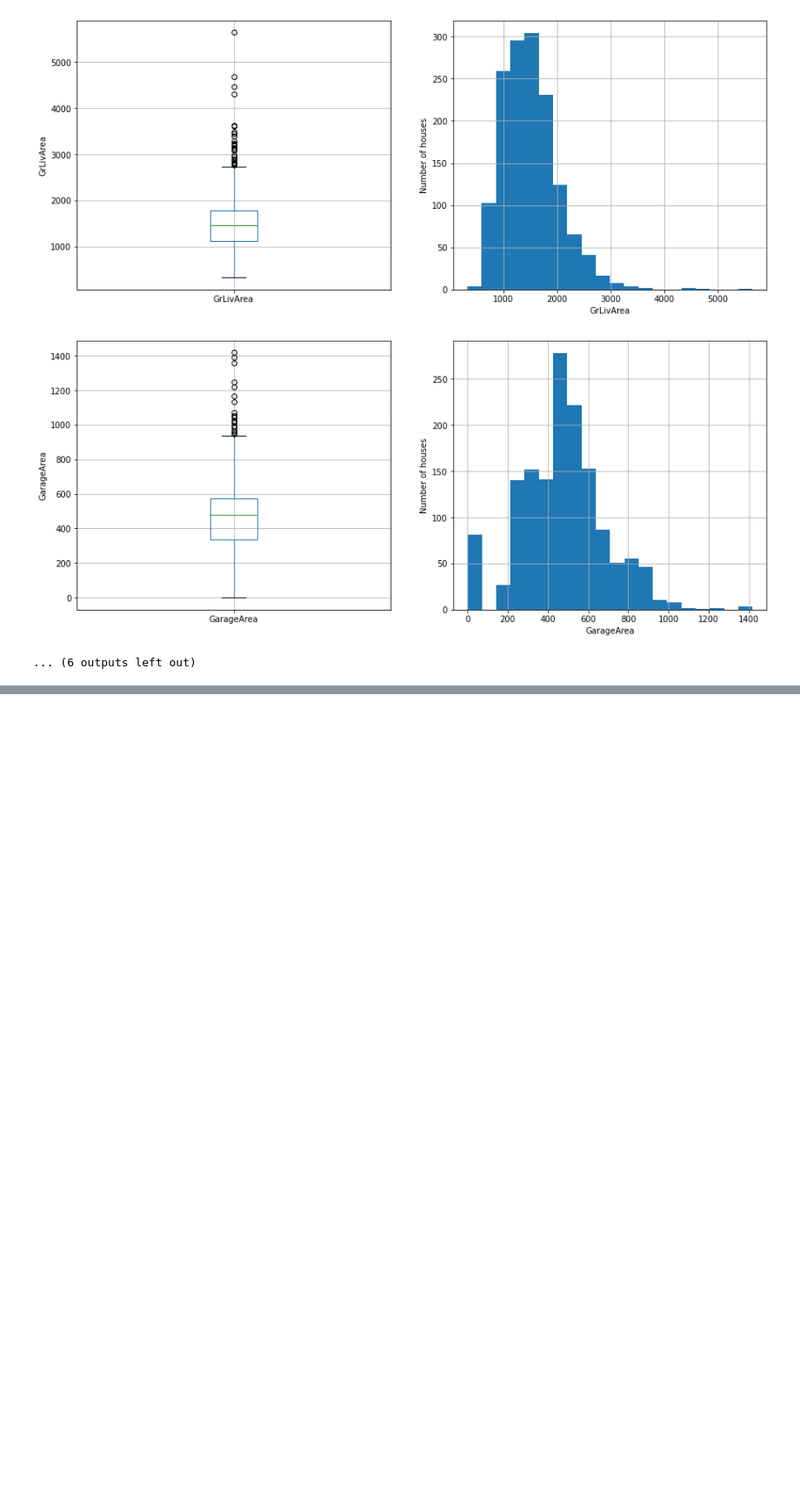
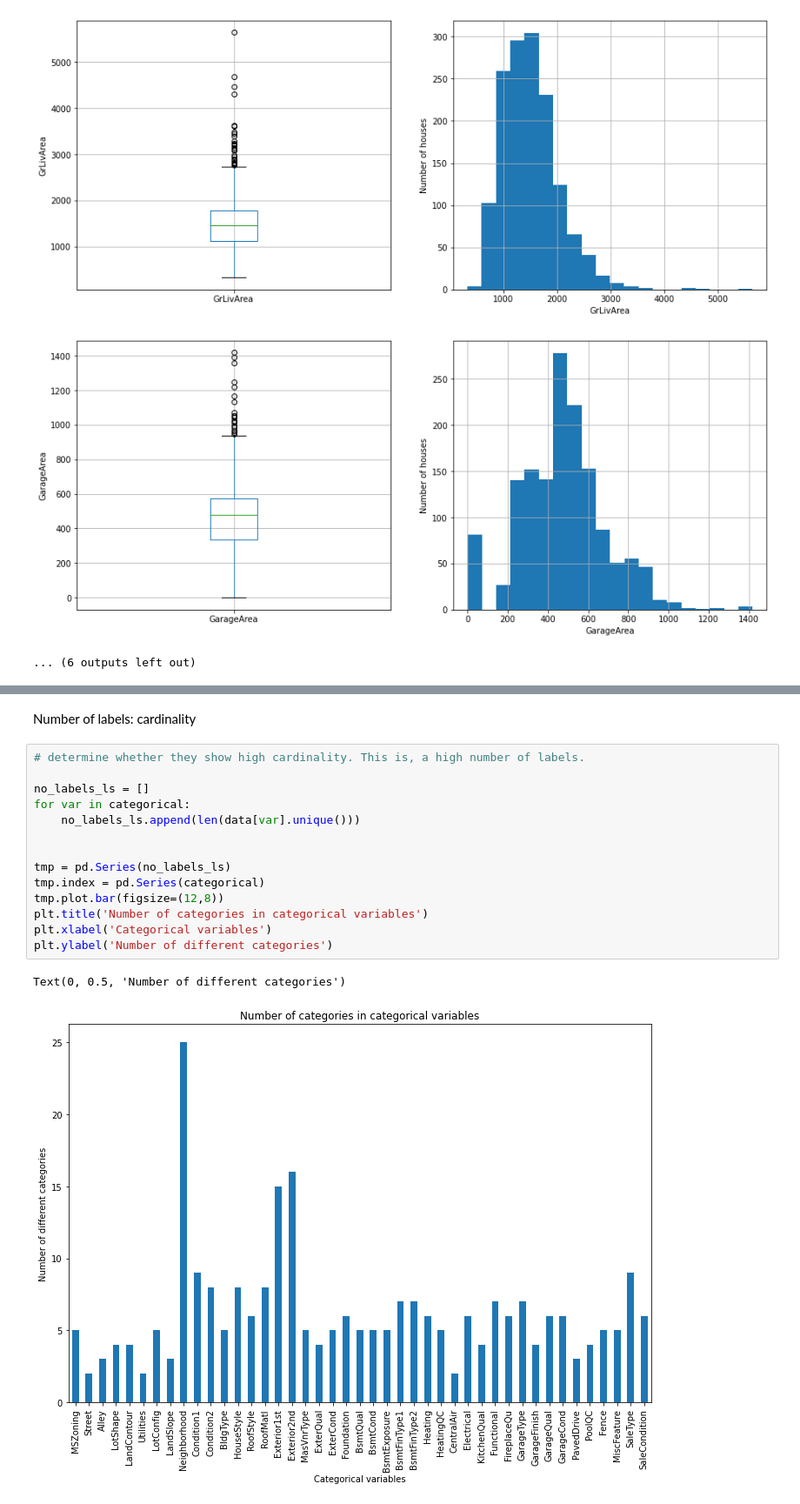
Before and after one commit to buriihenry/Machine_Learning-1, a Jupyter notebook: Feature Engineering/Feature Engineering.ipynb, the cells around one changed output, grey strips where cells are left out. Shown: that part at 87% size. Drawn from its saved outputs; the diff is of its cells as text; blank space fills up the shorter version.

```diff
--- a/Feature Engineering/Feature Engineering.ipynb
+++ b/Feature Engineering/Feature Engineering.ipynb
@@ -253,0 +281,19 @@ numerical
+# %% [markdown]
+Number of labels: cardinality
+# %%
+# determine whether they show high cardinality. This is, a high number of labels.
+
+no_labels_ls = []
+for var in categorical:
+    no_labels_ls.append(len(data[var].unique()))
+
+
+tmp = pd.Series(no_labels_ls)
+tmp.index = pd.Series(categorical)
+tmp.plot.bar(figsize=(12,8))
+plt.title('Number of categories in categorical variables')
+plt.xlabel('Categorical variables')
+plt.ylabel('Number of different categories')
+# %% [output]
+Text(0, 0.5, 'Number of different categories')
+[figure, added]
```
Also changed, not shown: parts of 3 cells of this notebook.
